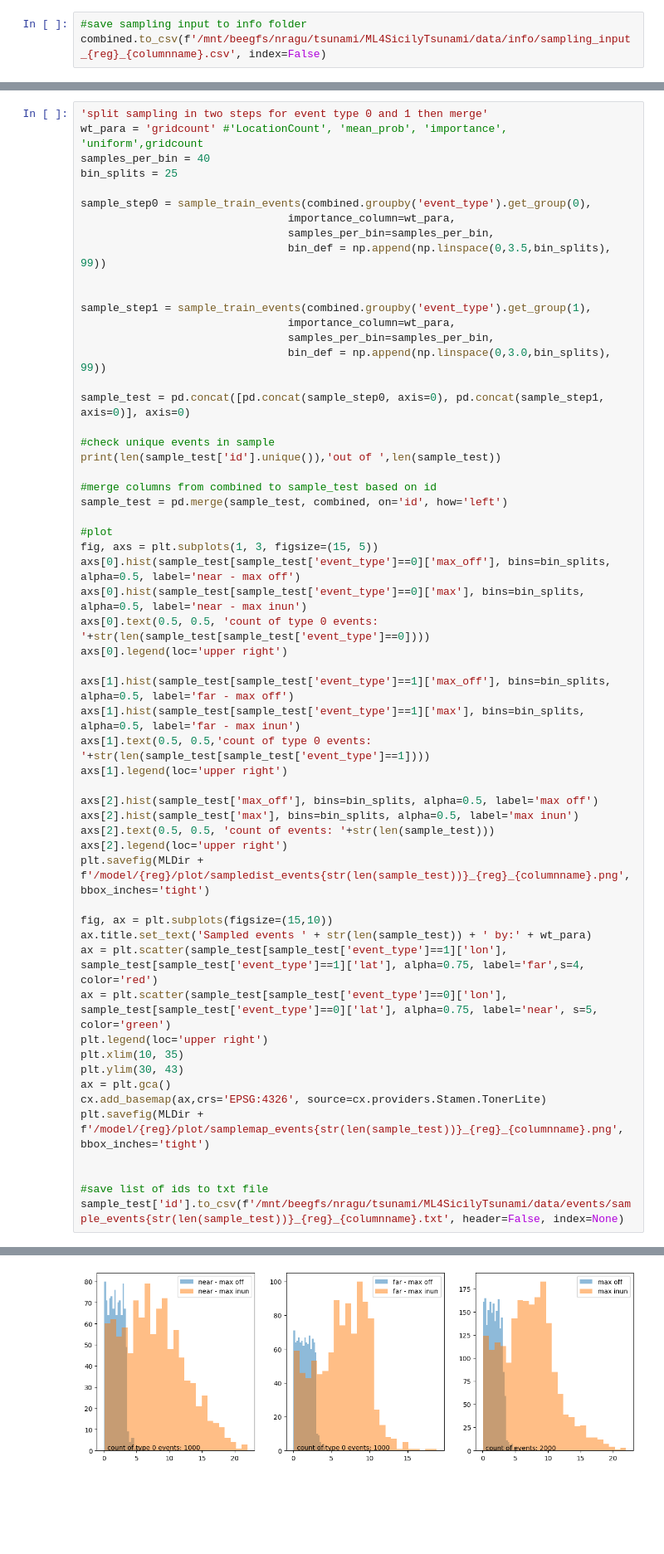
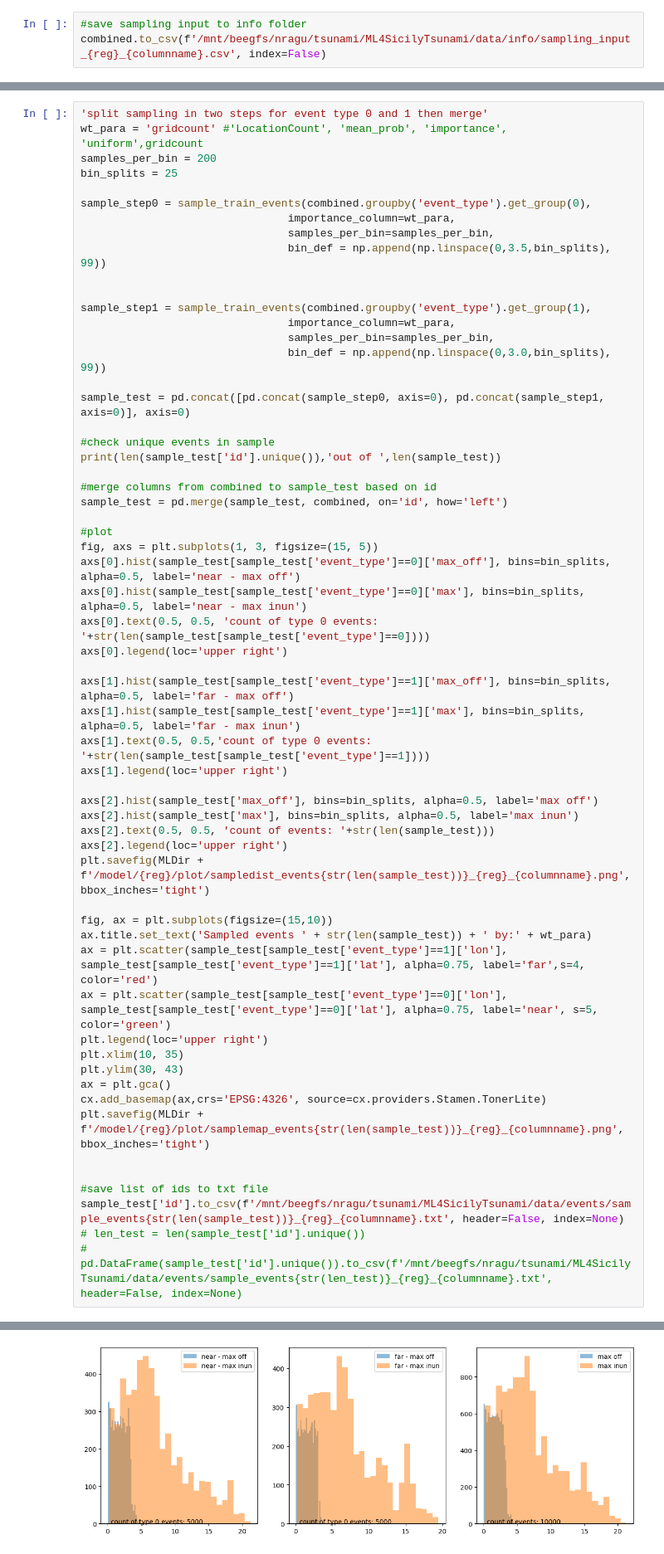
Before and after one commit to naveenragur/ML4SicilyTsunami, a Jupyter notebook: scripts/interactive/sample_INGV_eve.ipynb, the cells around one changed output, grey strips where cells are left out. Shown at 83% size. Cells and saved outputs as stored; diff of their text form; blank space fills up the shorter version.

```diff
--- a/scripts/interactive/sample_INGV_eve.ipynb
+++ b/scripts/interactive/sample_INGV_eve.ipynb
@@ -345,7 +345,7 @@ temp = combined.groupby('event_type').get_group(0)
 # %%
 'split sampling in two steps for event type 0 and 1 then merge'
 wt_para = 'gridcount' #'LocationCount', 'mean_prob', 'importance', 'uniform',gridcount
-samples_per_bin = 40
+samples_per_bin = 200
 bin_splits = 25
 
 sample_step0 = sample_train_events(combined.groupby('event_type').get_group(0),
@@ -399,4 +399,6 @@ plt.savefig(MLDir + f'/model/{reg}/plot/samplemap_events{str(len(sample_test))}_
 
 #save list of ids to txt file
 sample_test['id'].to_csv(f'/mnt/beegfs/nragu/tsunami/ML4SicilyTsunami/data/events/sample_events{str(len(sample_test))}_{reg}_{columnname}.txt', header=False, index=None)
+# len_test = len(sample_test['id'].unique())
+# pd.DataFrame(sample_test['id'].unique()).to_csv(f'/mnt/beegfs/nragu/tsunami/ML4SicilyTsunami/data/events/sample_events{str(len_test)}_{reg}_{columnname}.txt', header=False, index=None)
 # %% [output]
@@ -420 +422 @@ Sampling 40 events in bin (3.0, 99.0) from 282 events
-[figure, old version]
+[figure, new version]
```
Also changed, not shown: parts of 5 cells of this notebook, 12 other files.
